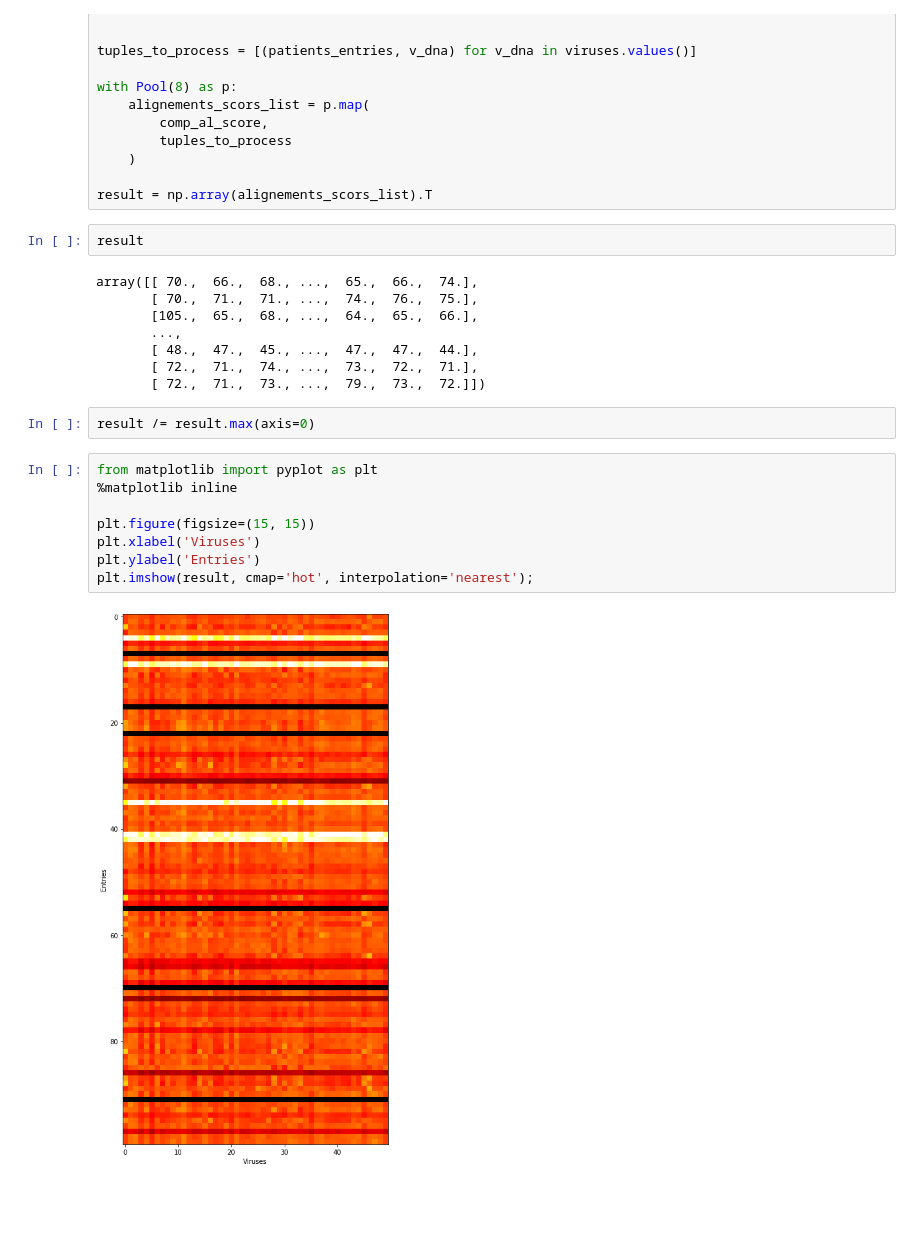
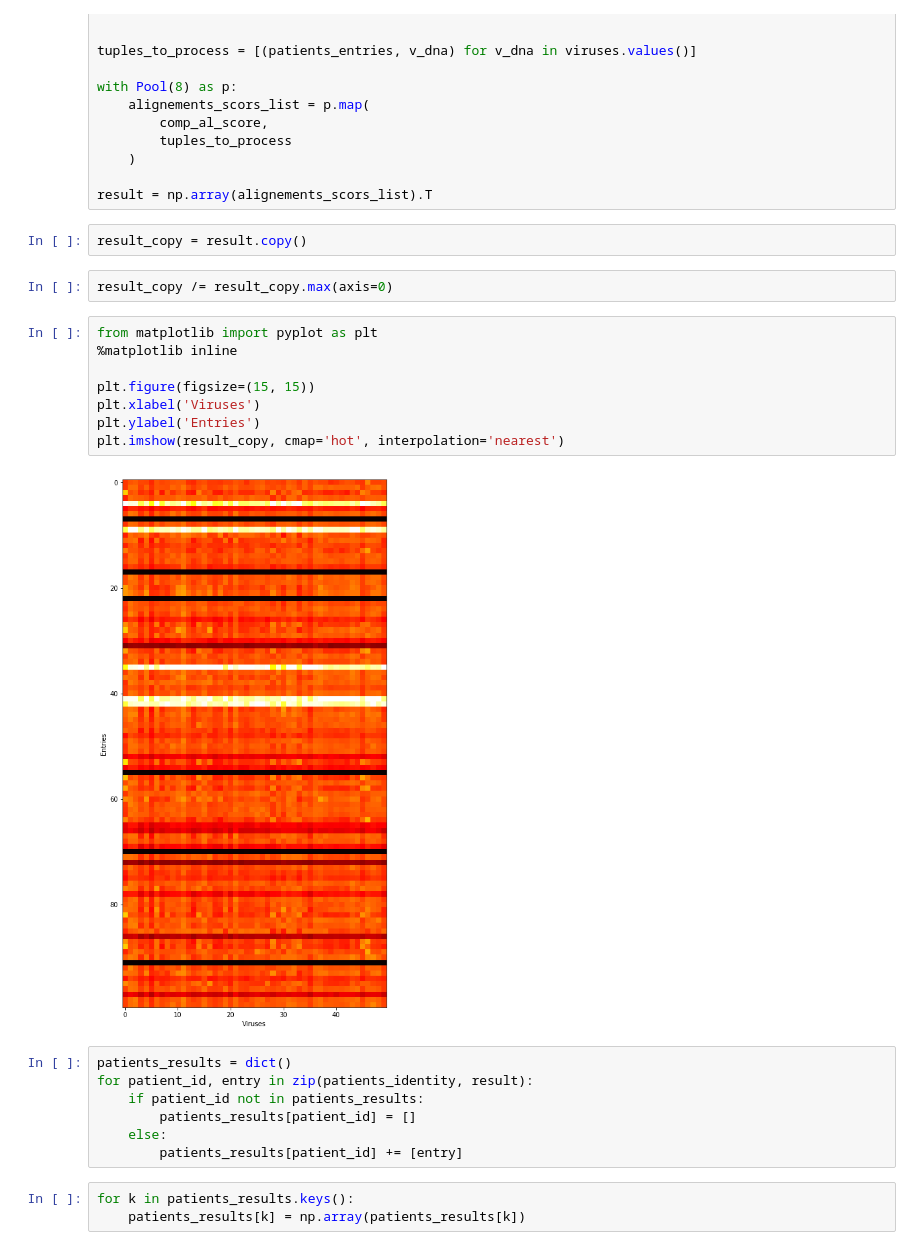
Before and after one commit to akarazeev/LauzHack19, a Jupyter notebook: VirusPatientMatching.ipynb, the cells around one changed output. Drawn from its saved outputs; the diff is of its cells as text; blank space fills up the shorter version.

```diff
--- a/VirusPatientMatching.ipynb
+++ b/VirusPatientMatching.ipynb
@@ -111,25 +101,27 @@ with Pool(8) as p:
     )
 
 result = np.array(alignements_scors_list).T
-# %%
-result
-# %% [output]
-array([[ 70.,  66.,  68., ...,  65.,  66.,  74.],
-       [ 70.,  71.,  71., ...,  74.,  76.,  75.],
-       [105.,  65.,  68., ...,  64.,  65.,  66.],
-       ...,
-       [ 48.,  47.,  45., ...,  47.,  47.,  44.],
-       [ 72.,  71.,  74., ...,  73.,  72.,  71.],
-       [ 72.,  71.,  73., ...,  79.,  73.,  72.]])
+# %%
+result_copy = result.copy()
 # %%
-result /= result.max(axis=0)
+result_copy /= result_copy.max(axis=0)
 # %%
 from matplotlib import pyplot as plt
 %matplotlib inline
 
 plt.figure(figsize=(15, 15))
 plt.xlabel('Viruses')
 plt.ylabel('Entries')
-plt.imshow(result, cmap='hot', interpolation='nearest');
+plt.imshow(result_copy, cmap='hot', interpolation='nearest')
 # %% [output]
-[figure, old version]
+[figure, new version]
+# %%
+patients_results = dict()
+for patient_id, entry in zip(patients_identity, result):
+    if patient_id not in patients_results:
+        patients_results[patient_id] = []
+    else:
+        patients_results[patient_id] += [entry]
+# %%
+for k in patients_results.keys():
+    patients_results[k] = np.array(patients_results[k])
```
Also changed, not shown: parts of 7 cells of this notebook.
